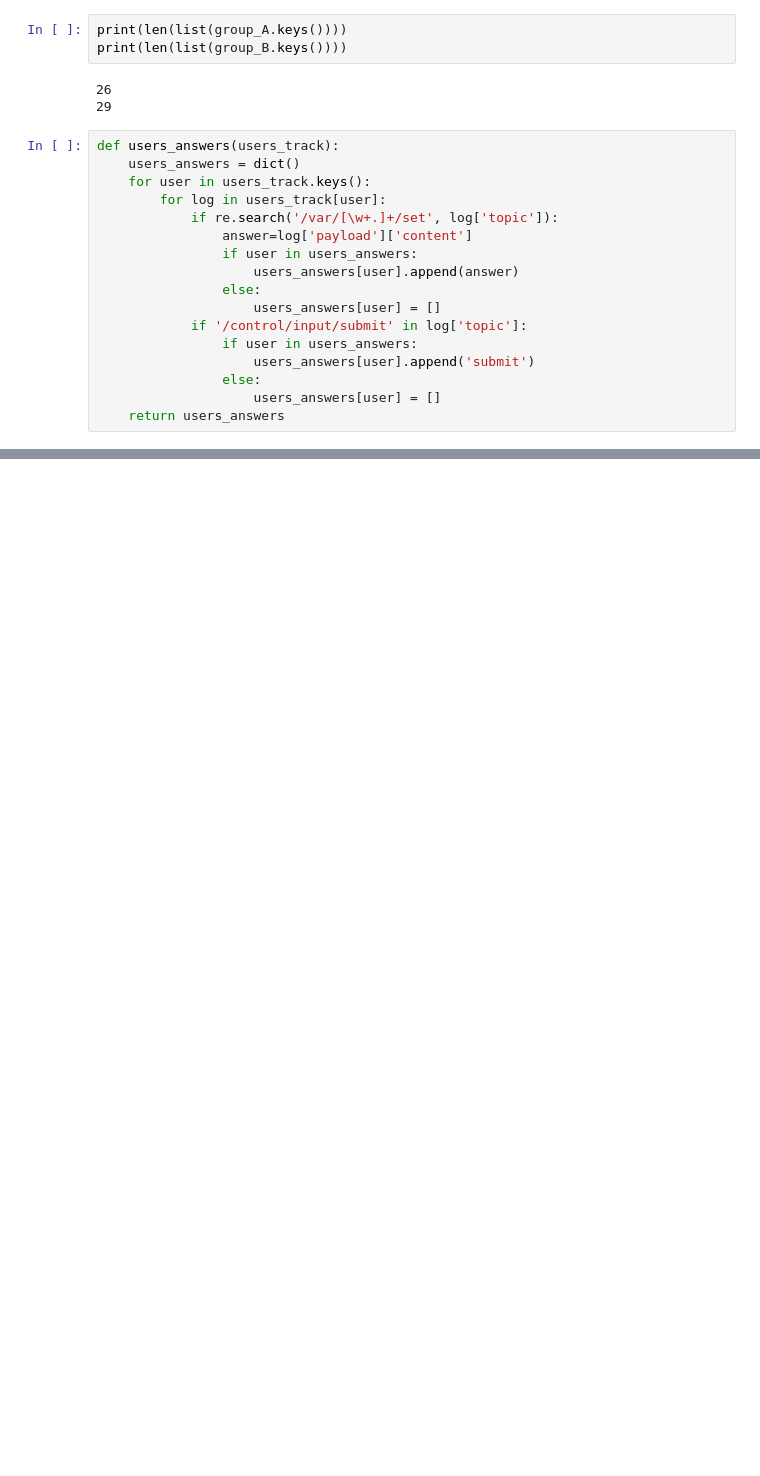
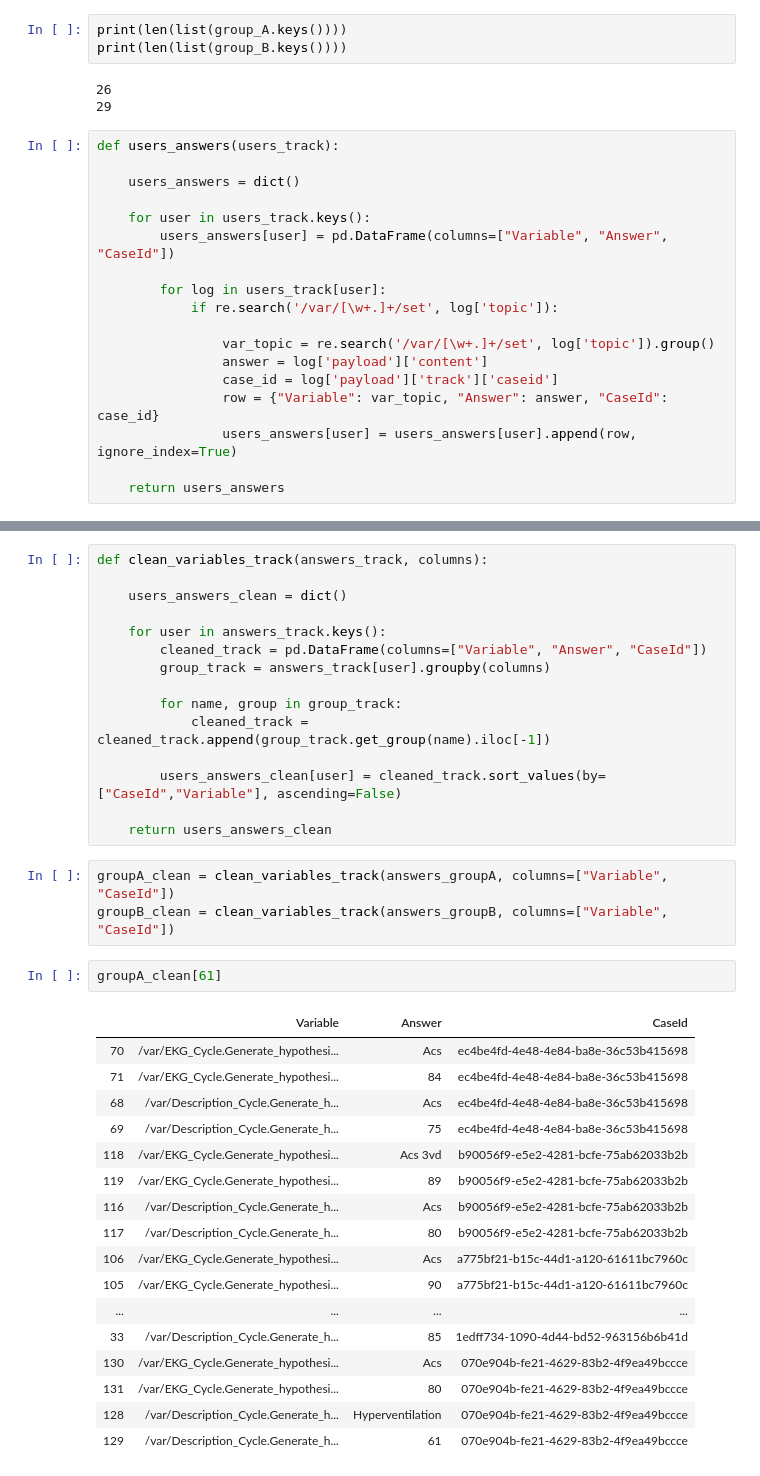
Before and after one commit to harena-lab/harena-analytics, a Jupyter notebook: resources/nl-experiment1/t-student_analysis.ipynb, the cells around one changed output, grey strips where cells are left out. Cells and saved outputs as stored; diff of their text form; blank space fills up the shorter version.

Commit message:
Getting answers cleaned and saving xlsx

```diff
--- a/resources/nl-experiment1/t-student_analysis.ipynb
+++ b/resources/nl-experiment1/t-student_analysis.ipynb
@@ -92,20 +104,21 @@ print(len(list(group_B.keys())))
 29
 # %%
 def users_answers(users_track):
+
     users_answers = dict()
+
     for user in users_track.keys():
+        users_answers[user] = pd.DataFrame(columns=["Variable", "Answer", "CaseId"])
+
         for log in users_track[user]:
             if re.search('/var/[\w+.]+/set', log['topic']):
-                answer=log['payload']['content']
-                if user in users_answers:
-                    users_answers[user].append(answer)
-                else:
-                    users_answers[user] = []
-            if '/control/input/submit' in log['topic']:
-                if user in users_answers:
-                    users_answers[user].append('submit')
-                else:
-                    users_answers[user] = []
+
+                var_topic = re.search('/var/[\w+.]+/set', log['topic']).group()
+                answer = log['payload']['content']
+                case_id = log['payload']['track']['caseid']
+                row = {"Variable": var_topic, "Answer": answer, "CaseId": case_id}
+                users_answers[user] = users_answers[user].append(row, ignore_index=True)
+
     return users_answers
 # %%
 answers_groupA = users_answers(group_A)
@@ -135,0 +130,38 @@ sum(i == 'submit' for i in l)
+# %%
+def clean_variables_track(answers_track, columns):
+
+    users_answers_clean = dict()
+
+    for user in answers_track.keys():
+        cleaned_track = pd.DataFrame(columns=["Variable", "Answer", "CaseId"])
+        group_track = answers_track[user].groupby(columns)
+
+        for name, group in group_track:
+            cleaned_track = cleaned_track.append(group_track.get_group(name).iloc[-1])
+
+        users_answers_clean[user] = cleaned_track.sort_values(by=["CaseId","Variable"], ascending=False)
+
+    return users_answers_clean
+# %%
+groupA_clean = clean_variables_track(answers_groupA, columns=["Variable", "CaseId"])
+groupB_clean = clean_variables_track(answers_groupB, columns=["Variable", "CaseId"])
+# %%
+groupA_clean[61]
+# %% [output]
+|  | Variable | Answer | CaseId |
+| 70 | /var/EKG_Cycle.Generate_hypothesi... | Acs | ec4be4fd-4e48-4e84-ba8e-36c53b415698 |
+| 71 | /var/EKG_Cycle.Generate_hypothesi... | 84 | ec4be4fd-4e48-4e84-ba8e-36c53b415698 |
+| 68 | /var/Description_Cycle.Generate_h... | Acs | ec4be4fd-4e48-4e84-ba8e-36c53b415698 |
+| 69 | /var/Description_Cycle.Generate_h... | 75 | ec4be4fd-4e48-4e84-ba8e-36c53b415698 |
+| 118 | /var/EKG_Cycle.Generate_hypothesi... | Acs 3vd | b90056f9-e5e2-4281-bcfe-75ab62033b2b |
+| 119 | /var/EKG_Cycle.Generate_hypothesi... | 89 | b90056f9-e5e2-4281-bcfe-75ab62033b2b |
+| 116 | /var/Description_Cycle.Generate_h... | Acs | b90056f9-e5e2-4281-bcfe-75ab62033b2b |
+| 117 | /var/Description_Cycle.Generate_h... | 80 | b90056f9-e5e2-4281-bcfe-75ab62033b2b |
+| 106 | /var/EKG_Cycle.Generate_hypothesi... | Acs | a775bf21-b15c-44d1-a120-61611bc7960c |
+| 105 | /var/EKG_Cycle.Generate_hypothesi... | 90 | a775bf21-b15c-44d1-a120-61611bc7960c |
+| ... | ... | ... | ... |
+| 33 | /var/Description_Cycle.Generate_h... | 85 | 1edff734-1090-4d44-bd52-963156b6b41d |
+| 130 | /var/EKG_Cycle.Generate_hypothesi... | Acs | 070e904b-fe21-4629-83b2-4f9ea49bccce |
+| 131 | /var/EKG_Cycle.Generate_hypothesi... | 80 | 070e904b-fe21-4629-83b2-4f9ea49bccce |
+| 128 | /var/Description_Cycle.Generate_h... | Hyperventilation | 070e904b-fe21-4629-83b2-4f9ea49bccce |
+| 129 | /var/Description_Cycle.Generate_h... | 61 | 070e904b-fe21-4629-83b2-4f9ea49bccce |
```
Also changed, not shown: parts of 10 cells of this notebook, 1 other file.
